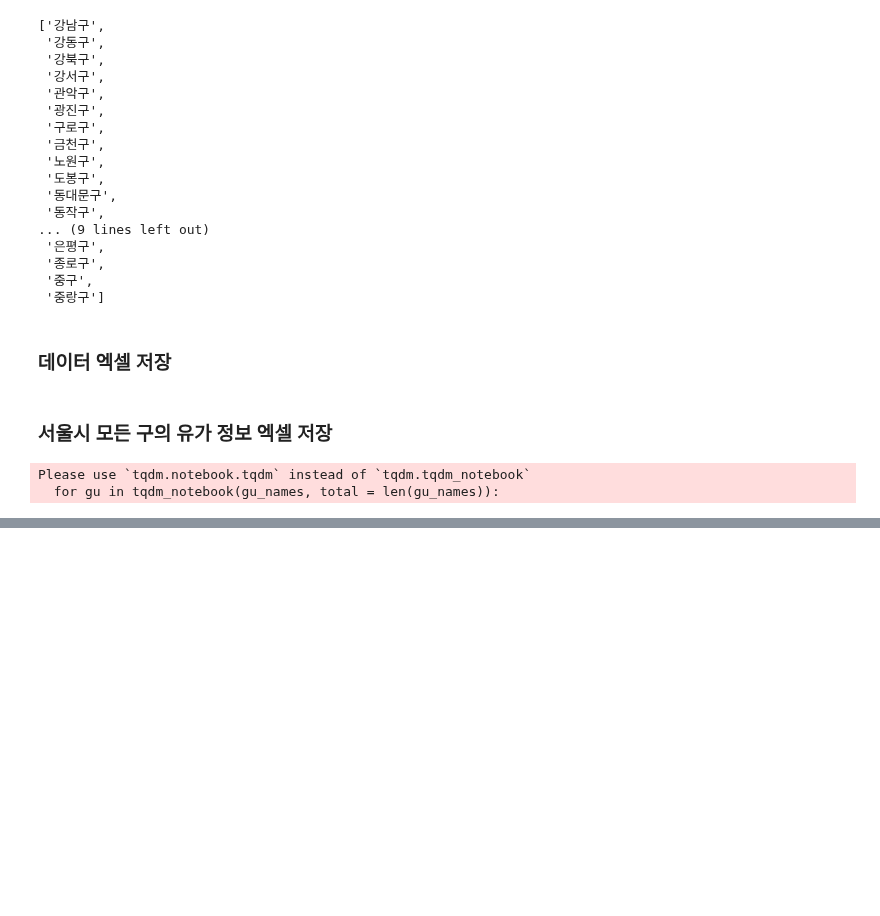
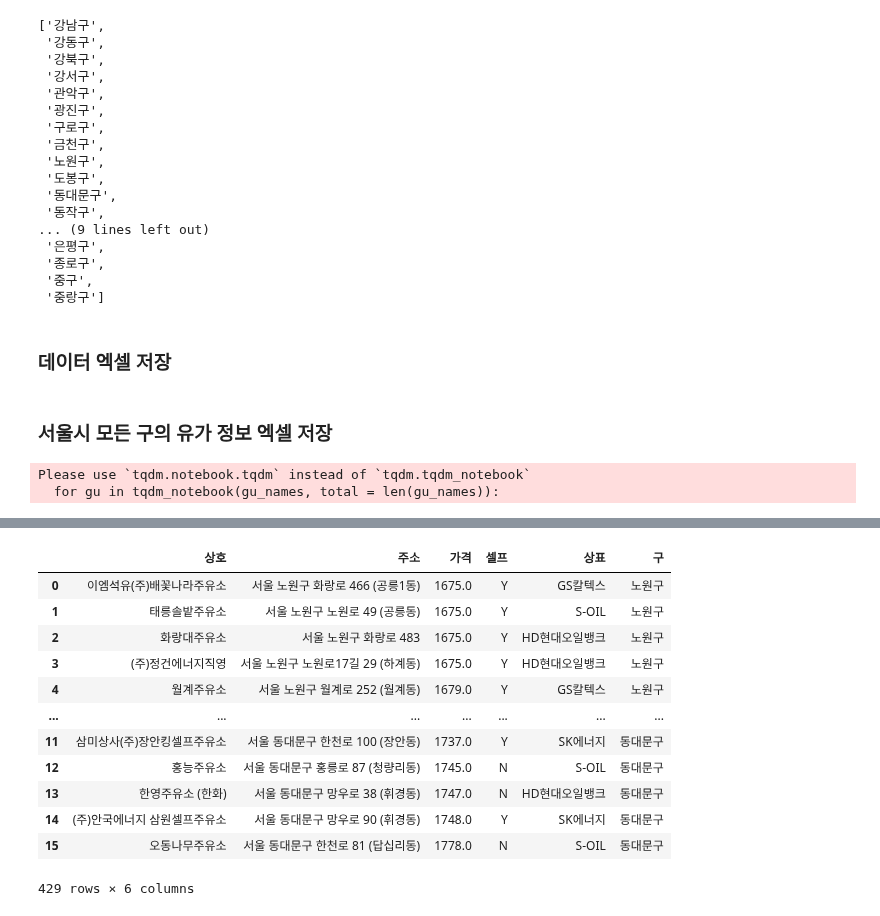
Before and after one commit to solpinetree/ds_study, a Jupyter notebook: source_code/04. Self Oil Station Price Analysis.ipynb, the cells around one changed output, grey strips where cells are left out. Saved outputs shown, nothing was run; the diff lists cells and outputs as text; code cells hidden in the pictures; blank space fills up the shorter version.

```diff
--- a/source_code/04. Self Oil Station Price Analysis.ipynb
+++ b/source_code/04. Self Oil Station Price Analysis.ipynb
@@ -180,0 +312,10 @@ driver.close()
+# %%
+stations = pd.DataFrame({
+    "상호": stations_raw["상호"],
+    "주소": stations_raw["주소"],
+    "가격": stations_raw["휘발유"],
+    "셀프": stations_raw["셀프여부"],
+    "상표": stations_raw["상표"],
+})
+
+stations.tail()
@@ -180,0 +346,3 @@ driver.close()
+# %%
+for address in stations["주소"]:
+    print(address.split())
@@ -180,0 +367,3 @@ driver.close()
+# %%
+stations["구"] = [address.split()[1] for address in stations["주소"]]
+stations.head()
@@ -180,0 +411,5 @@ driver.close()
+# %%
+# 가격 정보가 있는 주유소 데이터만 사용
+stations = stations[stations["가격"] != '-']
+stations["가격"] = stations["가격"].astype("float")
+stations["가격"].unique, stations.info()
@@ -180,0 +443,16 @@ driver.close()
+# %%
+stations
+# %% [output]
+|  | 상호 | 주소 | 가격 | 셀프 | 상표 | 구 |
+| 0 | 이엠석유(주)배꽃나라주유소 | 서울 노원구 화랑로 466 (공릉1동) | 1675.0 | Y | GS칼텍스 | 노원구 |
+| 1 | 태릉솔밭주유소 | 서울 노원구 노원로 49 (공릉동) | 1675.0 | Y | S-OIL | 노원구 |
+| 2 | 화랑대주유소 | 서울 노원구 화랑로 483 | 1675.0 | Y | HD현대오일뱅크 | 노원구 |
+| 3 | (주)정건에너지직영 | 서울 노원구 노원로17길 29 (하계동) | 1675.0 | Y | HD현대오일뱅크 | 노원구 |
+| 4 | 월계주유소 | 서울 노원구 월계로 252 (월계동) | 1679.0 | Y | GS칼텍스 | 노원구 |
+| ... | ... | ... | ... | ... | ... | ... |
+| 11 | 삼미상사(주)장안킹셀프주유소 | 서울 동대문구 한천로 100 (장안동) | 1737.0 | Y | SK에너지 | 동대문구 |
+| 12 | 홍능주유소 | 서울 동대문구 홍릉로 87 (청량리동) | 1745.0 | N | S-OIL | 동대문구 |
+| 13 | 한영주유소 (한화) | 서울 동대문구 망우로 38 (휘경동) | 1747.0 | N | HD현대오일뱅크 | 동대문구 |
+| 14 | (주)안국에너지 삼원셀프주유소 | 서울 동대문구 망우로 90 (휘경동) | 1748.0 | Y | SK에너지 | 동대문구 |
+| 15 | 오동나무주유소 | 서울 동대문구 한천로 81 (답십리동) | 1778.0 | N | S-OIL | 동대문구 |
+429 rows × 6 columns
```
Also changed, not shown: parts of 30 cells of this notebook, 25 other files.
